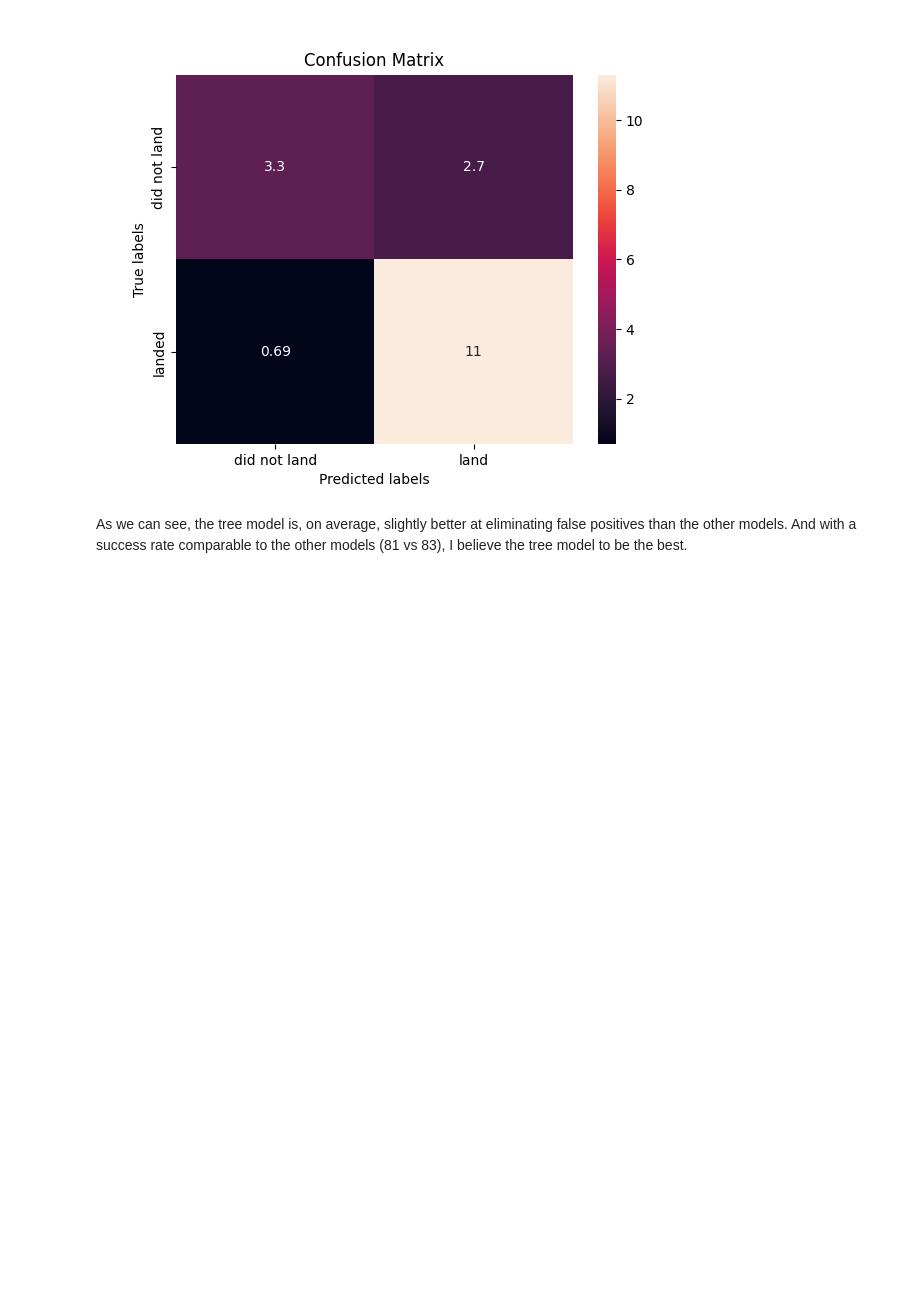
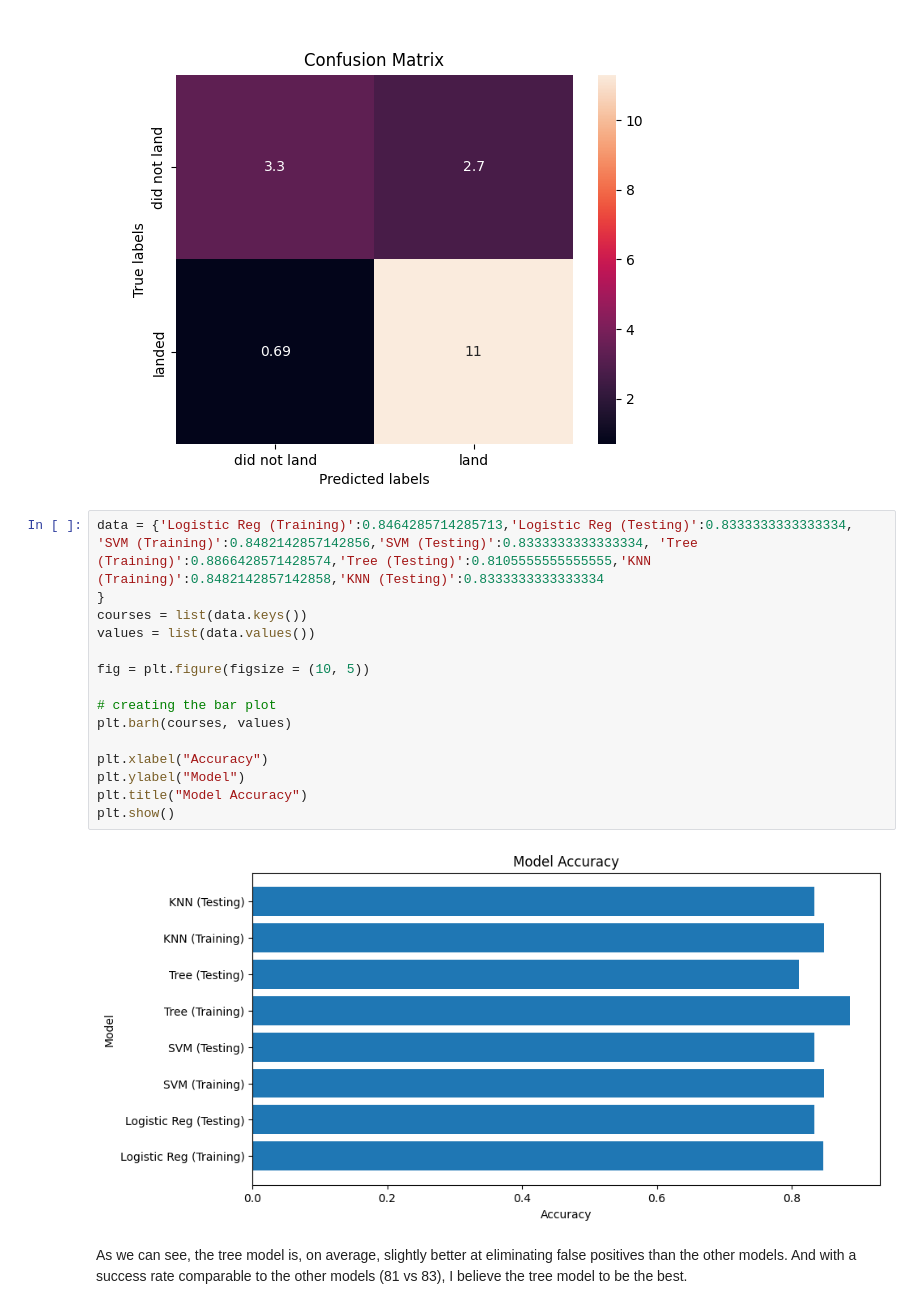
Before and after one commit to calebhh01/SpaceX-Launch-Data, a Jupyter notebook: IBM-DS0321EN-SkillsNetwork_labs_module_4_SpaceX_Machine_Learning_Prediction_Part_5.jupyterlite.ipynb, the cells around one changed output. Cells and saved outputs as stored; diff of their text form; blank space fills up the shorter version.

```diff
--- a/IBM-DS0321EN-SkillsNetwork_labs_module_4_SpaceX_Machine_Learning_Prediction_Part_5.jupyterlite.ipynb
+++ b/IBM-DS0321EN-SkillsNetwork_labs_module_4_SpaceX_Machine_Learning_Prediction_Part_5.jupyterlite.ipynb
@@ -375,6 +375,23 @@ plt.show()
 0.8866428571428574
 0.8105555555555555
 [figure]
+# %%
+data = {'Logistic Reg (Training)':0.8464285714285713,'Logistic Reg (Testing)':0.8333333333333334, 'SVM (Training)':0.8482142857142856,'SVM (Testing)':0.8333333333333334, 'Tree (Training)':0.8866428571428574,'Tree (Testing)':0.8105555555555555,'KNN (Training)':0.8482142857142858,'KNN (Testing)':0.8333333333333334
+}
+courses = list(data.keys())
+values = list(data.values())
+
+fig = plt.figure(figsize = (10, 5))
+
+# creating the bar plot
+plt.barh(courses, values)
+
+plt.xlabel("Accuracy")
+plt.ylabel("Model")
+plt.title("Model Accuracy")
+plt.show()
+# %% [output]
+[figure, added]
 # %% [markdown]
 As we can see, the tree model is, on average, slightly better at eliminating false positives than the other models. And with a success rate comparable to the other models (81 vs 83), I believe the tree model to be the best.
 # %% [markdown]
```
